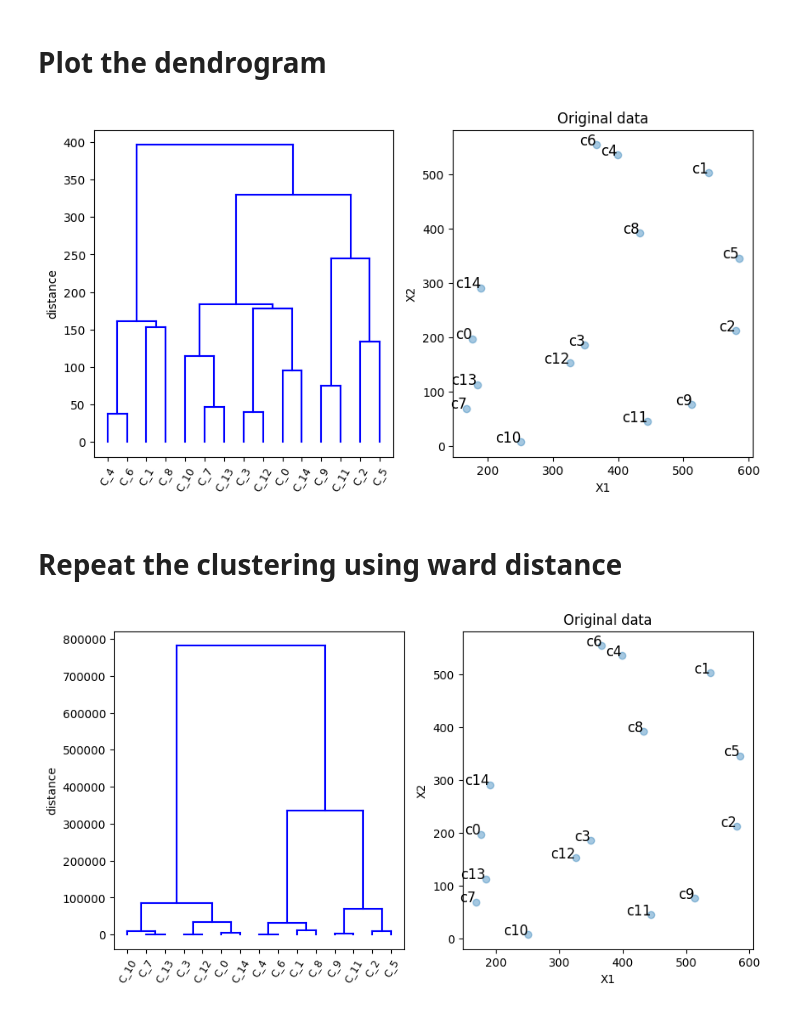
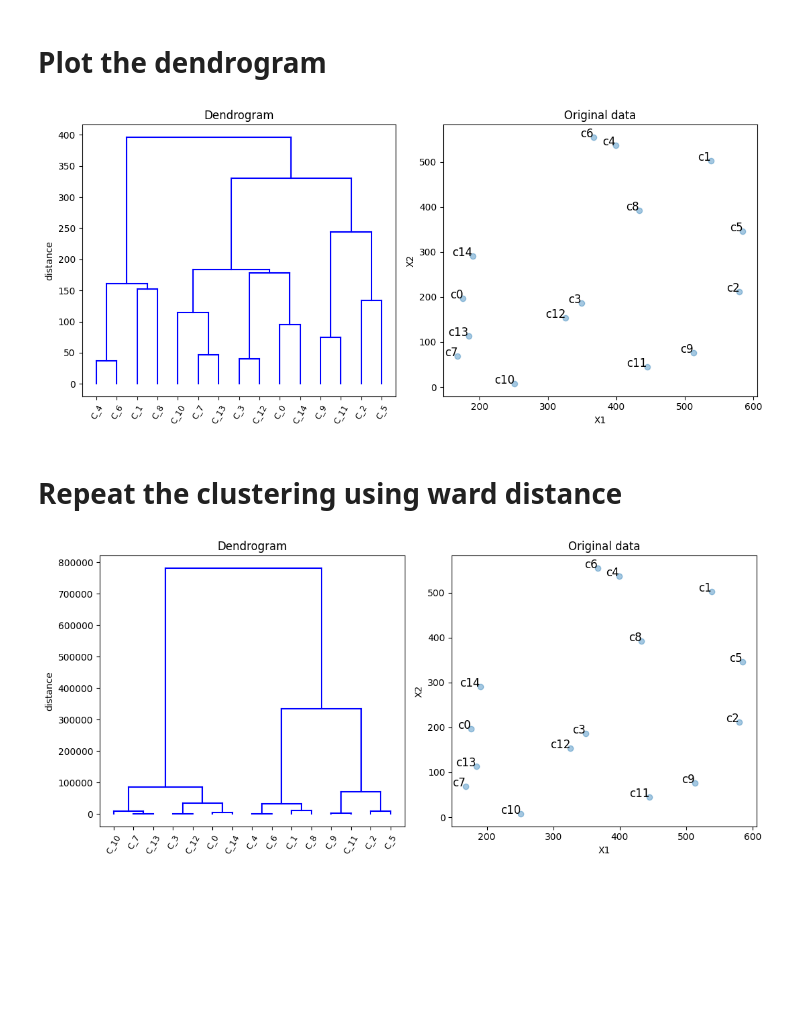
Before and after one commit to Gianl-msi/Python-Unleashed, a Jupyter notebook: Hierarchical Clustering From Scratch/Hierarchical Clustering From Scratch.ipynb, the cells around one changed output. Drawn from its saved outputs; the diff is of its cells as text; code cells hidden in the pictures; blank space fills up the shorter version.

```diff
--- a/Hierarchical Clustering From Scratch/Hierarchical Clustering From Scratch.ipynb
+++ b/Hierarchical Clustering From Scratch/Hierarchical Clustering From Scratch.ipynb
@@ -257,7 +256,11 @@ def plot_dendrogram(clusterwithcoordinates,figsize = (8,8)):
 
     plt.figure(figsize= figsize)
     plt.subplot(1,2,1)
-    plt.plot([clusterwithcoordinates.rightcluster.xvalue, clusterwithcoordinates.leftcluster.xvalue ],[clusterwithcoordinates.plotline_yaxis_start_line, clusterwithcoordinates.plotline_yaxis_start_line ] ,color = 'blue')
+    plt.title('Dendrogram')
+
+    # plot the top horizontal line, connecting the uppermost two clusters.
+    plt.plot([clusterwithcoordinates.rightcluster.xvalue, clusterwithcoordinates.leftcluster.xvalue ],
+             [clusterwithcoordinates.plotline_yaxis_start_line, clusterwithcoordinates.plotline_yaxis_start_line ] ,color = 'blue')
 
     #print(xlines)
     def add_line(parent):
@@ -266,36 +269,36 @@ def plot_dendrogram(clusterwithcoordinates,figsize = (8,8)):
         child_left = parent.leftcluster
         for clu in [child_right, child_left]:
             #print(xlines)
             plt.plot([clu.xvalue, clu.xvalue ],[clu.plotline_yaxis_start_line, clu.plotline_yaxis_end_line ] ,color = 'blue')
             if isinstance(clu, MixCluster):
                 plt.plot([clu.rightcluster.xvalue, clu.leftcluster.xvalue ],[clu.plotline_yaxis_start_line, clu.plotline_yaxis_start_line ] ,color = 'blue')
             if isinstance(clu, MixCluster):
                 add_line(clu)
 
     add_line(clusterwithcoordinates)
     labels = [i.replace('Basecluster_', 'C_') for i in clusterwithcoordinates.cluster_name.split('-')]
     plt.xticks(ticks= range(len(labels)), labels= labels , rotation =60, ha = 'center')
     plt.tick_params(axis='x', labelsize= 9)
     plt.ylabel('distance')
 
     #plot the original data:
     plt.subplot(1,2,2)
 
     plt.scatter(data[:,0], data[:,1], alpha= 0.4)
     names = ["c" + str(i) for i in range(data.shape[0])]
     for i in range(data.shape[0]):
         plt.text(data[i,0], data[i,1], names[i], fontsize=12, ha='right', alpha = 1,)
 
-
     plt.xlabel('X1')
     plt.ylabel('X2')
     plt.title('Original data')
+    plt.tight_layout()
     plt.show()
 
 # plot the dendrogram
-plot_dendrogram(master_cluster, figsize = (10,5))
+plot_dendrogram(master_cluster, figsize = (11,5))
 # %% [output]
-[figure, old version]
+[figure, new version]
 # %% [markdown]
 # Repeat the clustering using ward distance
 # %%
@@ -308,6 +311,6 @@ master_cluster =  clustering(data=data ,
 clustered_data = complete_xcoordinates(clustered_data = master_cluster)
 
 # display the result
-plot_dendrogram(master_cluster, figsize = (10,5))
+plot_dendrogram(master_cluster, figsize = (11,5))
 # %% [output]
-[figure, old version]
+[figure, new version]
```
Also changed, not shown: parts of 1 cell of this notebook.
